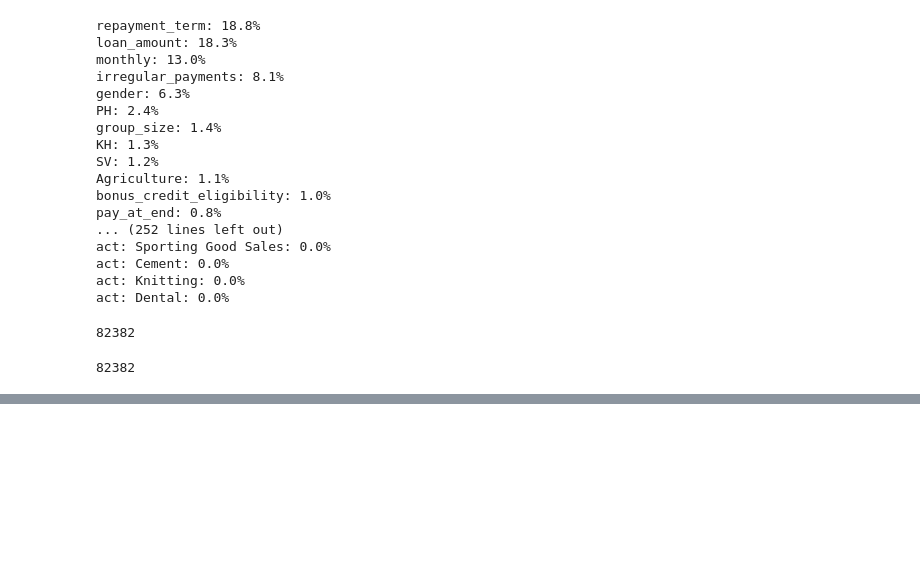
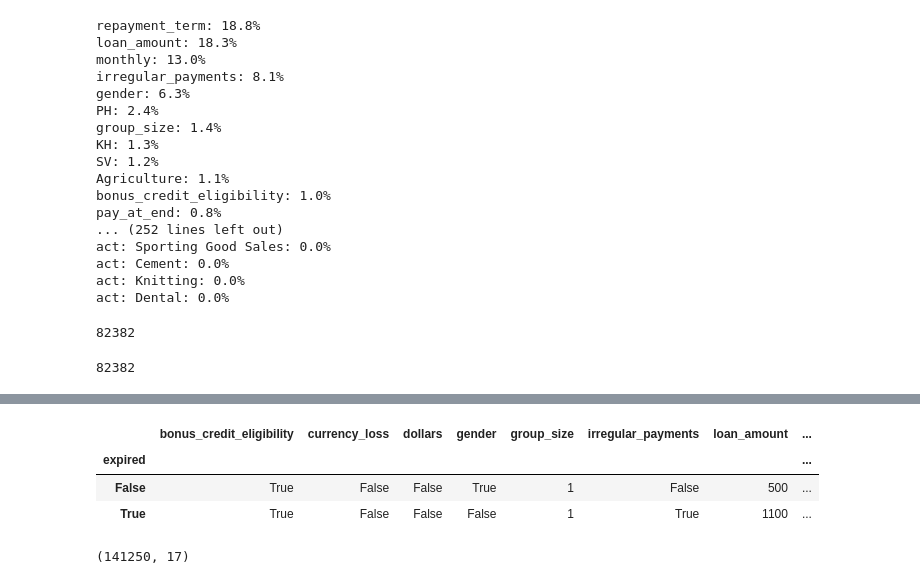
Before and after one commit to mattlichti/kiva-funding, a Jupyter notebook: model_tuning.ipynb, the cells around one changed output, grey strips where cells are left out. Cells and saved outputs as stored; diff of their text form; code cells hidden in the pictures; blank space fills up the shorter version.

```diff
--- a/model_tuning.ipynb
+++ b/model_tuning.ipynb
@@ -2126,0 +2253,11 @@ recall: 0.9585 precision: 0.274
+# %%
+df.groupby('expired').median()
+# %% [output]
+|  | bonus_credit_eligibility | currency_loss | dollars | gender | group_size | irregular_payments | loan_amount | ... |
+| expired |  |  |  |  |  |  |  | ... |
+| False | True | False | False | True | 1 | False | 500 | ... |
+| True | True | False | False | False | 1 | True | 1100 | ... |
+# %%
+df.shape
+# %% [output]
+(141250, 17)
```
Also changed, not shown: parts of 41 cells of this notebook, 1 other file.
